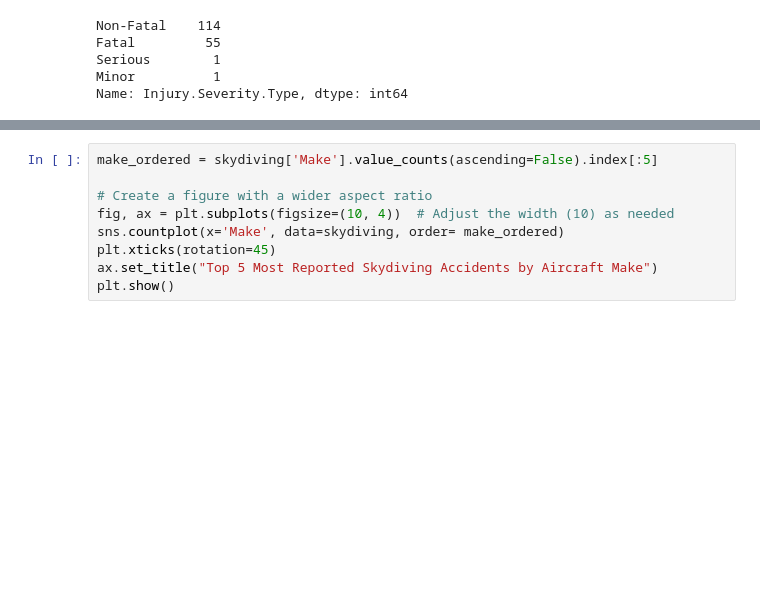
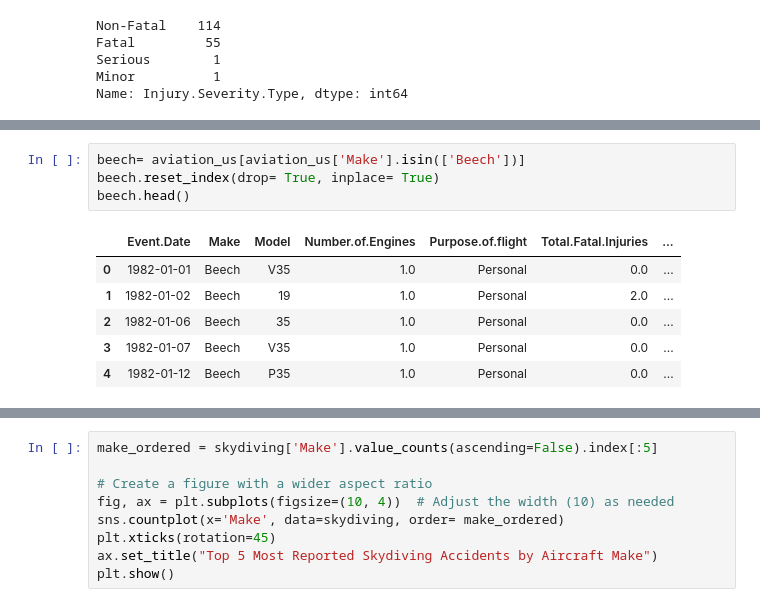
Before and after one commit to morgannash1/phase1_project, a Jupyter notebook: notebook.ipynb, the cells around one changed output, grey strips where cells are left out. Drawn from its saved outputs; the diff is of its cells as text; blank space fills up the shorter version.

```diff
--- a/notebook.ipynb
+++ b/notebook.ipynb
@@ -407,0 +484,11 @@ Name: Injury.Severity.Type, dtype: int64
+# %%
+beech= aviation_us[aviation_us['Make'].isin(['Beech'])]
+beech.reset_index(drop= True, inplace= True)
+beech.head()
+# %% [output]
+|  | Event.Date | Make | Model | Number.of.Engines | Purpose.of.flight | Total.Fatal.Injuries | ... |
+| 0 | 1982-01-01 | Beech | V35 | 1.0 | Personal | 0.0 | ... |
+| 1 | 1982-01-02 | Beech | 19 | 1.0 | Personal | 2.0 | ... |
+| 2 | 1982-01-06 | Beech | 35 | 1.0 | Personal | 0.0 | ... |
+| 3 | 1982-01-07 | Beech | V35 | 1.0 | Personal | 0.0 | ... |
+| 4 | 1982-01-12 | Beech | P35 | 1.0 | Personal | 0.0 | ... |
```
Also changed, not shown: parts of 39 cells of this notebook, 2 other files.
